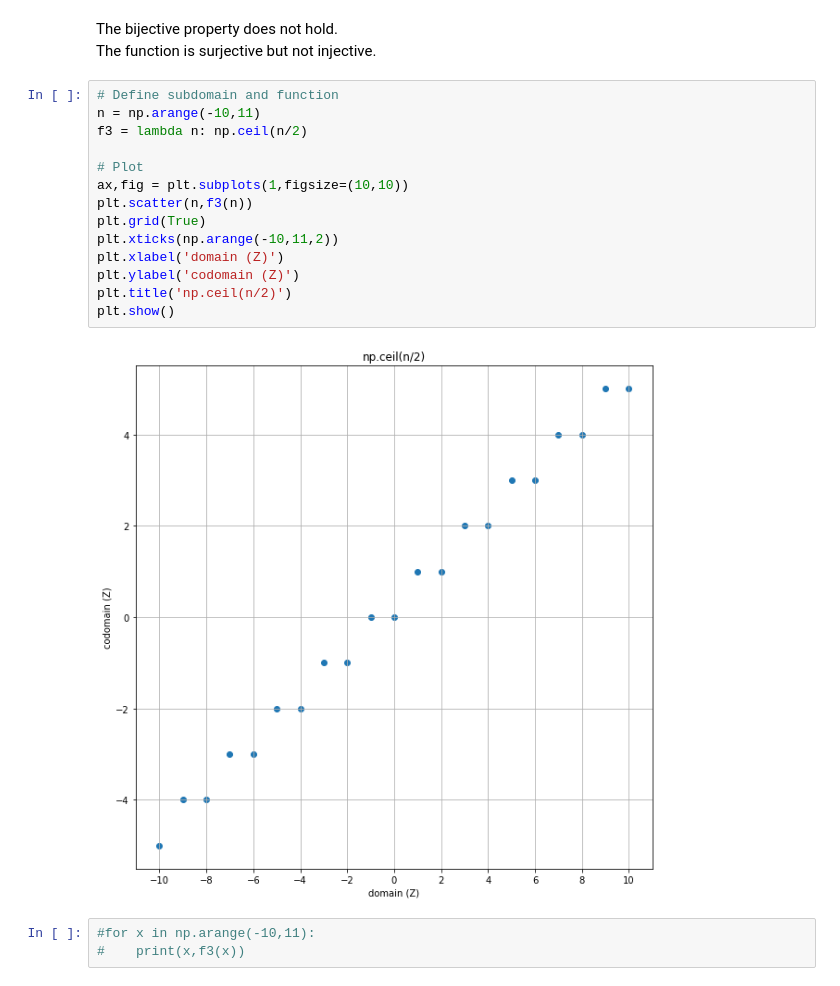
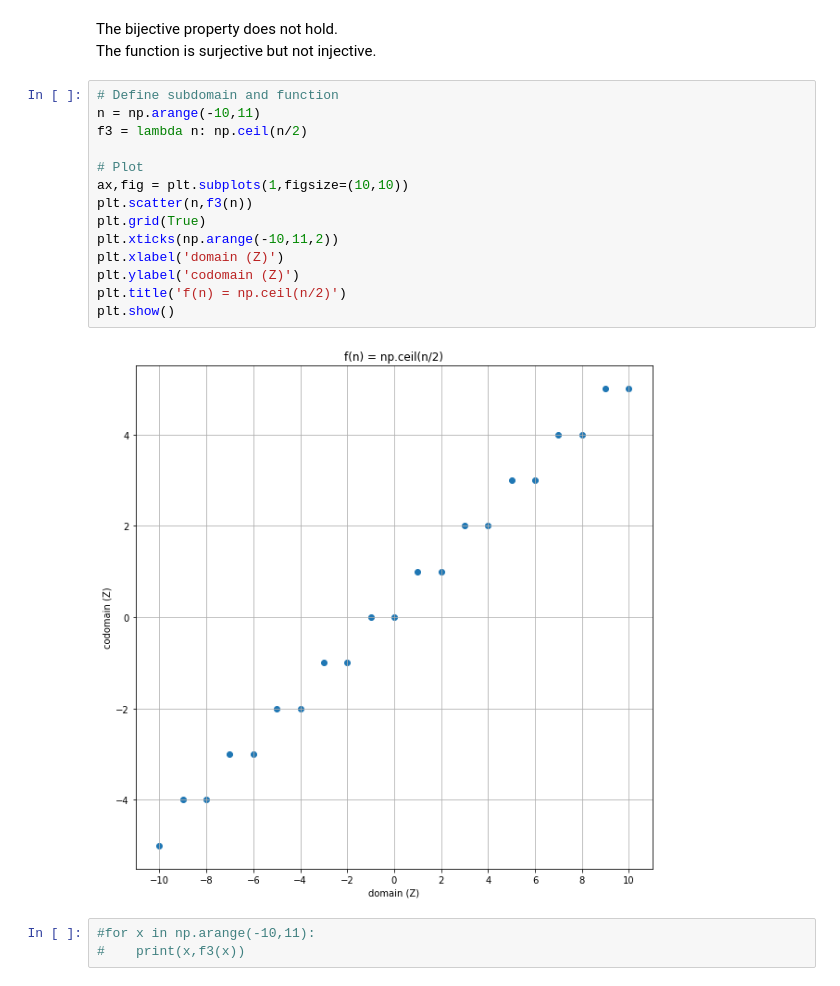
Before and after one commit to kegedy/EE502P, a Jupyter notebook: hw/kevin/HW02.ipynb, the cells around one changed output. Saved outputs shown, nothing was run; the diff lists cells and outputs as text.

```diff
--- a/hw/kevin/HW02.ipynb
+++ b/hw/kevin/HW02.ipynb
@@ -300,19 +300,19 @@ The function is surjective but not injective.
 # %%
 # Define subdomain and function
 n = np.arange(-10,11)
 f3 = lambda n: np.ceil(n/2)
 
 # Plot
 ax,fig = plt.subplots(1,figsize=(10,10))
 plt.scatter(n,f3(n))
 plt.grid(True)
 plt.xticks(np.arange(-10,11,2))
 plt.xlabel('domain (Z)')
 plt.ylabel('codomain (Z)')
-plt.title('np.ceil(n/2)')
+plt.title('f(n) = np.ceil(n/2)')
 plt.show()
 # %% [output]
-[figure, old version]
+[figure, new version]
 # %%
 #for x in np.arange(-10,11):
 #    print(x,f3(x))
```
Also changed, not shown: parts of 3 cells of this notebook.
